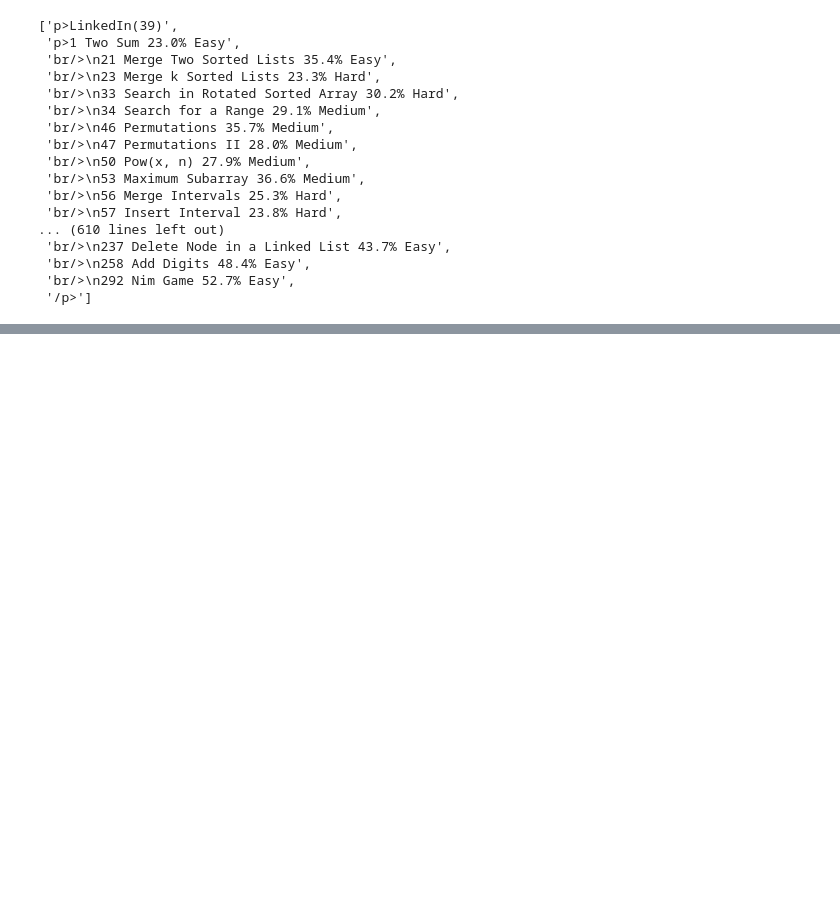
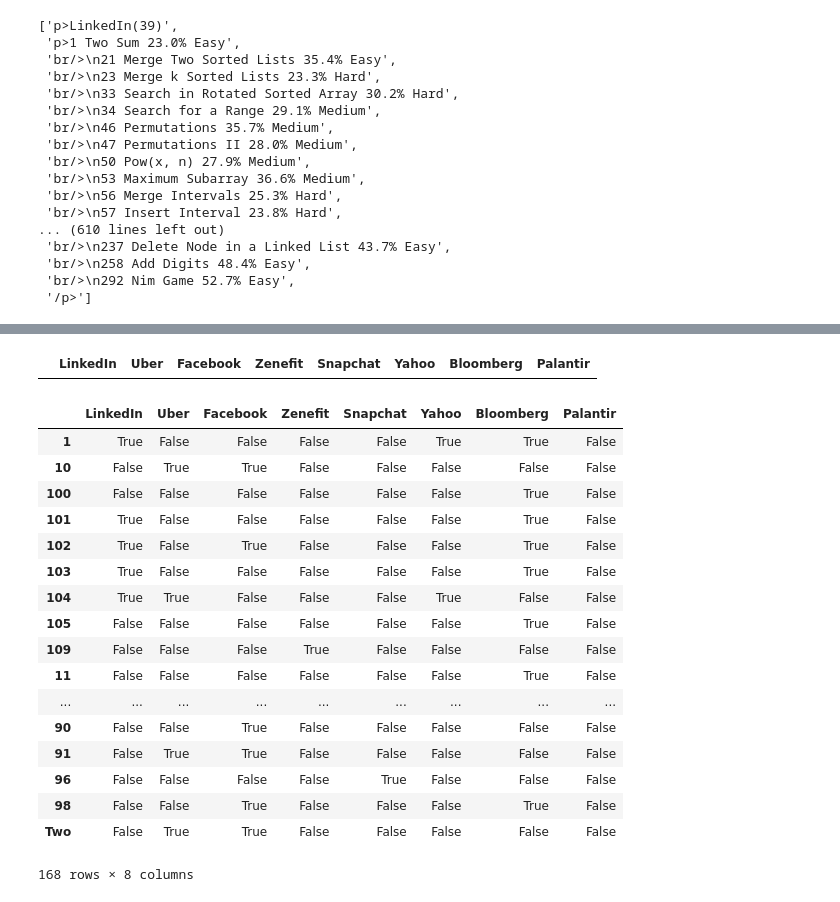
Before and after one commit to ramanmangla/LeetCodeQuest, a Jupyter notebook: LeetCodeQuest.ipynb, the cells around one changed output, grey strips where cells are left out. Saved outputs shown, nothing was run; the diff lists cells and outputs as text; code cells hidden in the pictures; blank space fills up the shorter version.

Commit message:
Created a data frame with companies for each question

```diff
--- a/LeetCodeQuest.ipynb
+++ b/LeetCodeQuest.ipynb
@@ -40,17 +40,19 @@ lines
  'br/>\n292 Nim Game 52.7% Easy',
  '/p>']
 # %%
-headers = []
+companies = []
 quests = []
+all_questions = {}
 i = 0
 
 while i < len(lines):
     if lines[i].find('(') != -1 and lines[i].find('%') == -1:
-        temp = re.search(">(.*)[()]", lines[i])
+        temp = re.search(">(.*)\(", lines[i])
 
         if temp:
             header = temp.group().replace('>', '')
-            headers.append(header)
+            header = header.replace('(', '')
+            companies.append(header)
             questions = []
             i += 1
 
@@ -63,9 +65,15 @@ while i < len(lines):
                     problem = problem.replace("p>", '')
                     problem = problem.split(' ')
 
+                    if problem[0] in all_questions.keys():
+                        if problem[0] != 'Two':
+                            all_questions[problem[0]].append(header)
+                    else:
+                        all_questions.update({int(problem[0]): [header]})
+
                     question = {}
-                    question[int(1)] = ' '.join(problem[1:])
-#                     questions.append(question)
+                    question[problem[0]] = ' '.join(problem[1:])
+                    questions.append(question)
 
                 i += 1
 
@@ -105,0 +127,38 @@ quests
+# %%
+df = pd.DataFrame(columns=(companies))
+df
+# %% [output]
+|  | LinkedIn | Uber | Facebook | Zenefit | Snapchat | Yahoo | Bloomberg | Palantir |
+# %%
+for index in all_questions:
+    row = []
+#     row.append(index)
+
+    for company in companies:
+        if company in all_questions[index]:
+            row.append(True)
+        else:
+            row.append(False)
+
+    df.loc[index] = row
+# %%
+df.sort_index()
+# %% [output]
+|  | LinkedIn | Uber | Facebook | Zenefit | Snapchat | Yahoo | Bloomberg | Palantir |
+| 1 | True | False | False | False | False | True | True | False |
+| 10 | False | True | True | False | False | False | False | False |
+| 100 | False | False | False | False | False | False | True | False |
+| 101 | True | False | False | False | False | False | True | False |
+| 102 | True | False | True | False | False | False | True | False |
+| 103 | True | False | False | False | False | False | True | False |
+| 104 | True | True | False | False | False | True | False | False |
+| 105 | False | False | False | False | False | False | True | False |
+| 109 | False | False | False | True | False | False | False | False |
+| 11 | False | False | False | False | False | False | True | False |
+| ... | ... | ... | ... | ... | ... | ... | ... | ... |
+| 90 | False | False | True | False | False | False | False | False |
+| 91 | False | True | True | False | False | False | False | False |
+| 96 | False | False | False | False | True | False | False | False |
+| 98 | False | False | True | False | False | False | True | False |
+| Two | False | True | True | False | False | False | False | False |
+168 rows × 8 columns
```
Also changed, not shown: parts of 3 cells of this notebook.
